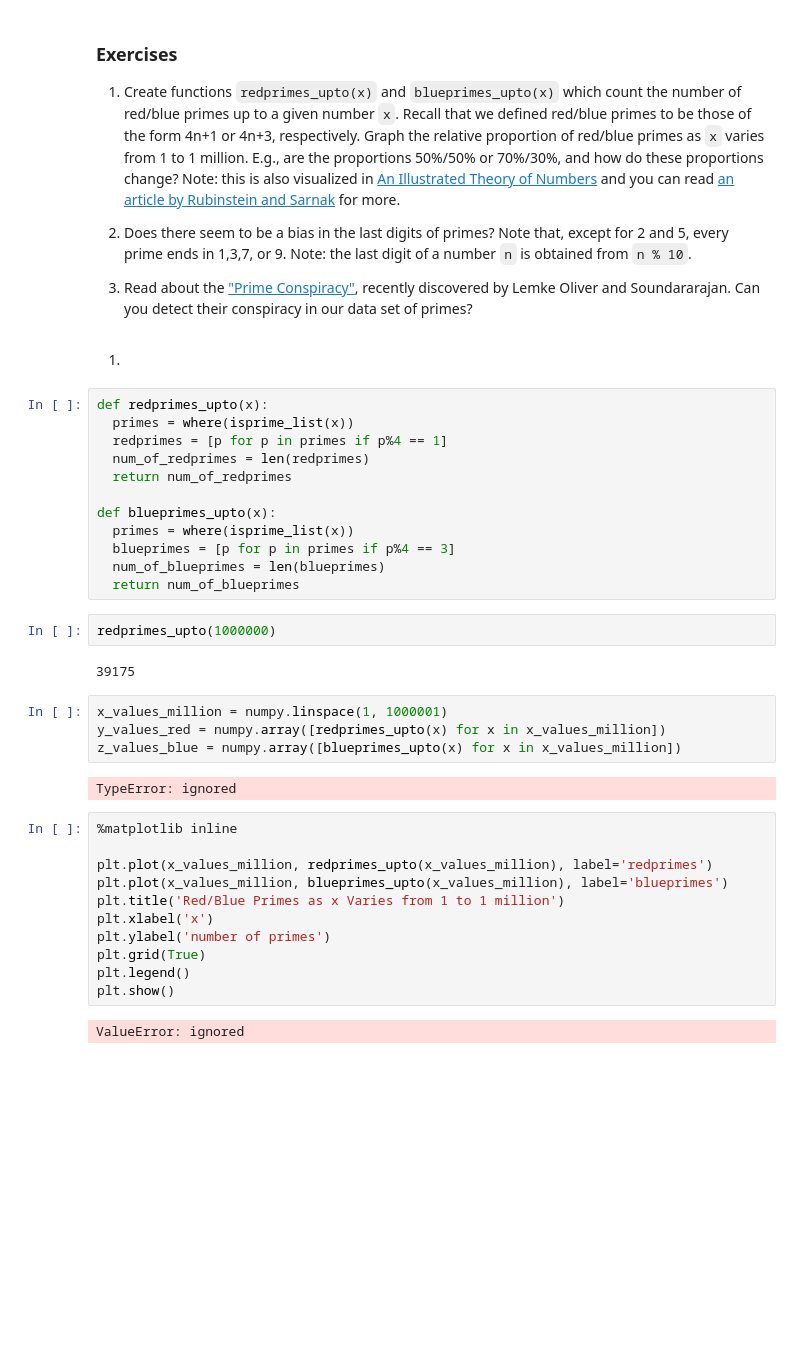
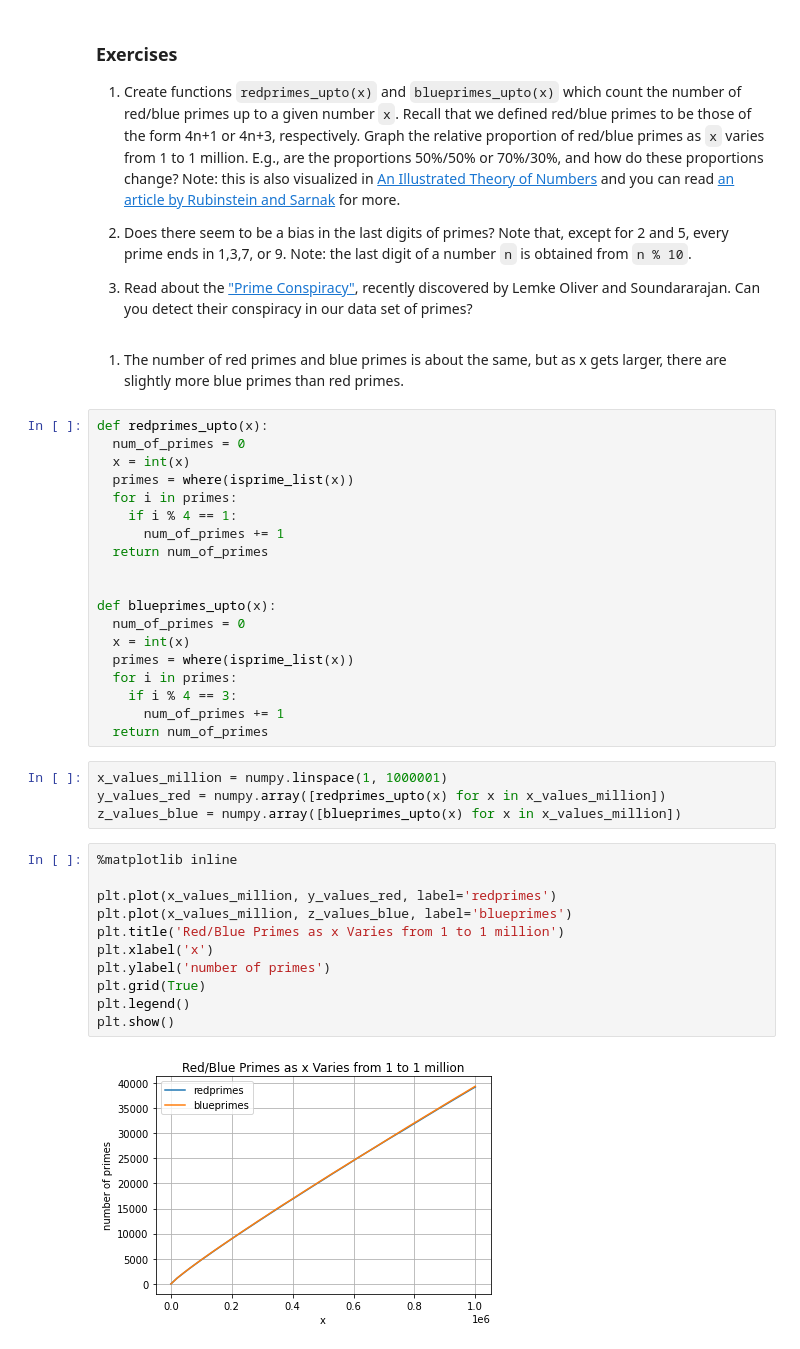
Before and after one commit to victoriacochran/MATH-152, a Jupyter notebook: P4M_Notebook_3.ipynb, the cells around one changed output. Saved outputs shown, nothing was run; the diff lists cells and outputs as text; blank space fills up the shorter version.

```diff
--- a/P4M_Notebook_3.ipynb
+++ b/P4M_Notebook_3.ipynb
@@ -973,40 +973,41 @@ Observe that gaps of 2 (twin primes) are pretty frequent.  There are over 8000 o
 2.  Does there seem to be a bias in the last digits of primes?  Note that, except for 2 and 5, every prime ends in 1,3,7, or 9.  Note: the last digit of a number `n` is obtained from `n % 10`.
 
 3.  Read about the ["Prime Conspiracy"](https://www.quantamagazine.org/mathematicians-discover-prime-conspiracy-20160313), recently discovered by Lemke Oliver and Soundararajan.  Can you detect their conspiracy in our data set of primes?
-# %% [markdown]
-1.
+# %% [markdown]
+1. The number of red primes and blue primes is about the same, but as x gets larger, there are slightly more blue primes than red primes.
 # %%
 def redprimes_upto(x):
+  num_of_primes = 0
+  x = int(x)
   primes = where(isprime_list(x))
-  redprimes = [p for p in primes if p%4 == 1]
-  num_of_redprimes = len(redprimes)
-  return num_of_redprimes
+  for i in primes:
+    if i % 4 == 1:
+      num_of_primes += 1
+  return num_of_primes
+
 
 def blueprimes_upto(x):
+  num_of_primes = 0
+  x = int(x)
   primes = where(isprime_list(x))
-  blueprimes = [p for p in primes if p%4 == 3]
-  num_of_blueprimes = len(blueprimes)
-  return num_of_blueprimes
+  for i in primes:
+    if i % 4 == 3:
+      num_of_primes += 1
+  return num_of_primes
-# %%
-redprimes_upto(1000000)
-# %% [output]
-39175
 # %%
 x_values_million = numpy.linspace(1, 1000001)
 y_values_red = numpy.array([redprimes_upto(x) for x in x_values_million])
 z_values_blue = numpy.array([blueprimes_upto(x) for x in x_values_million])
-# %% [output]
-TypeError: ignored
 # %%
 %matplotlib inline
 
-plt.plot(x_values_million, redprimes_upto(x_values_million), label='redprimes')
-plt.plot(x_values_million, blueprimes_upto(x_values_million), label='blueprimes')
+plt.plot(x_values_million, y_values_red, label='redprimes')
+plt.plot(x_values_million, z_values_blue, label='blueprimes')
 plt.title('Red/Blue Primes as x Varies from 1 to 1 million')
 plt.xlabel('x')
 plt.ylabel('number of primes')
 plt.grid(True)
 plt.legend()
 plt.show()
 # %% [output]
-ValueError: ignored
+[figure, added]
```
Also changed, not shown: parts of 7 cells of this notebook.
